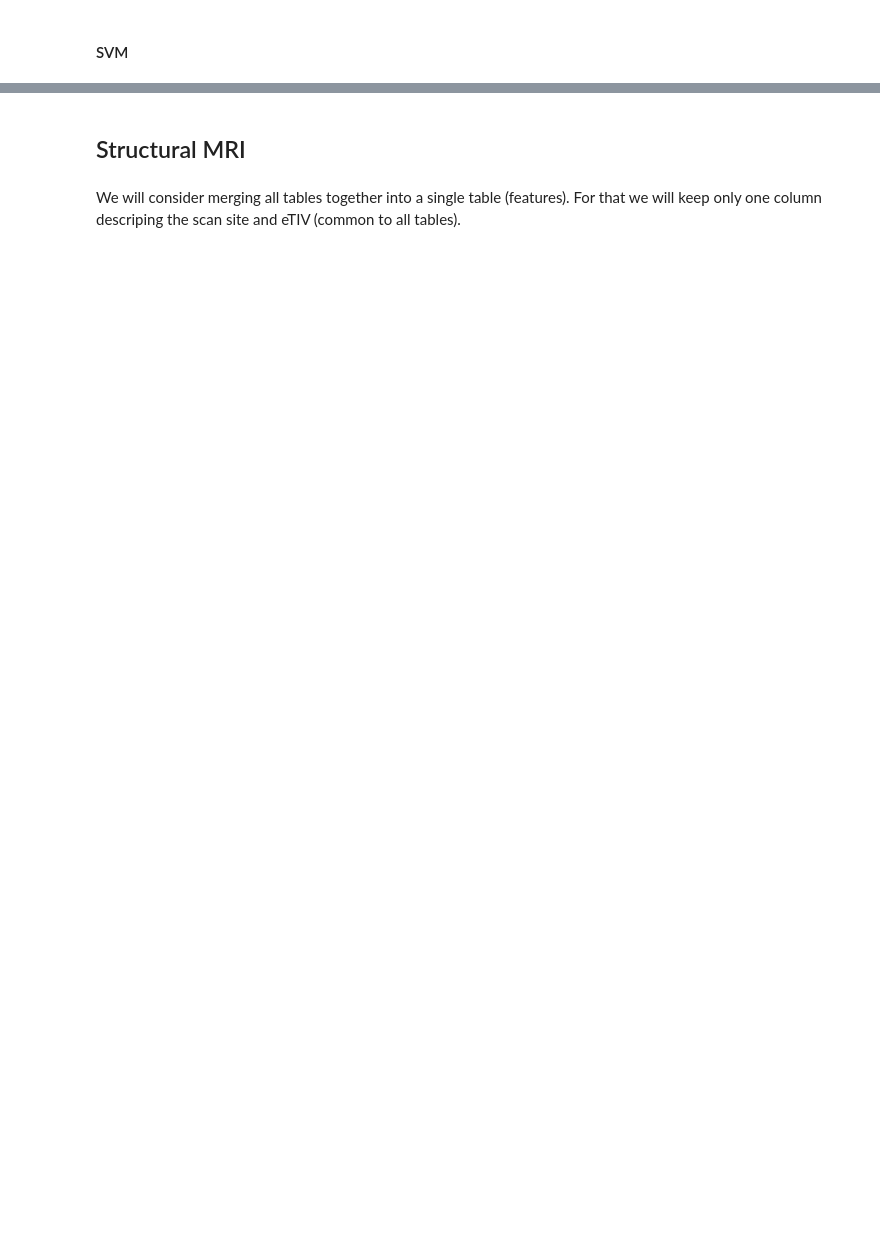
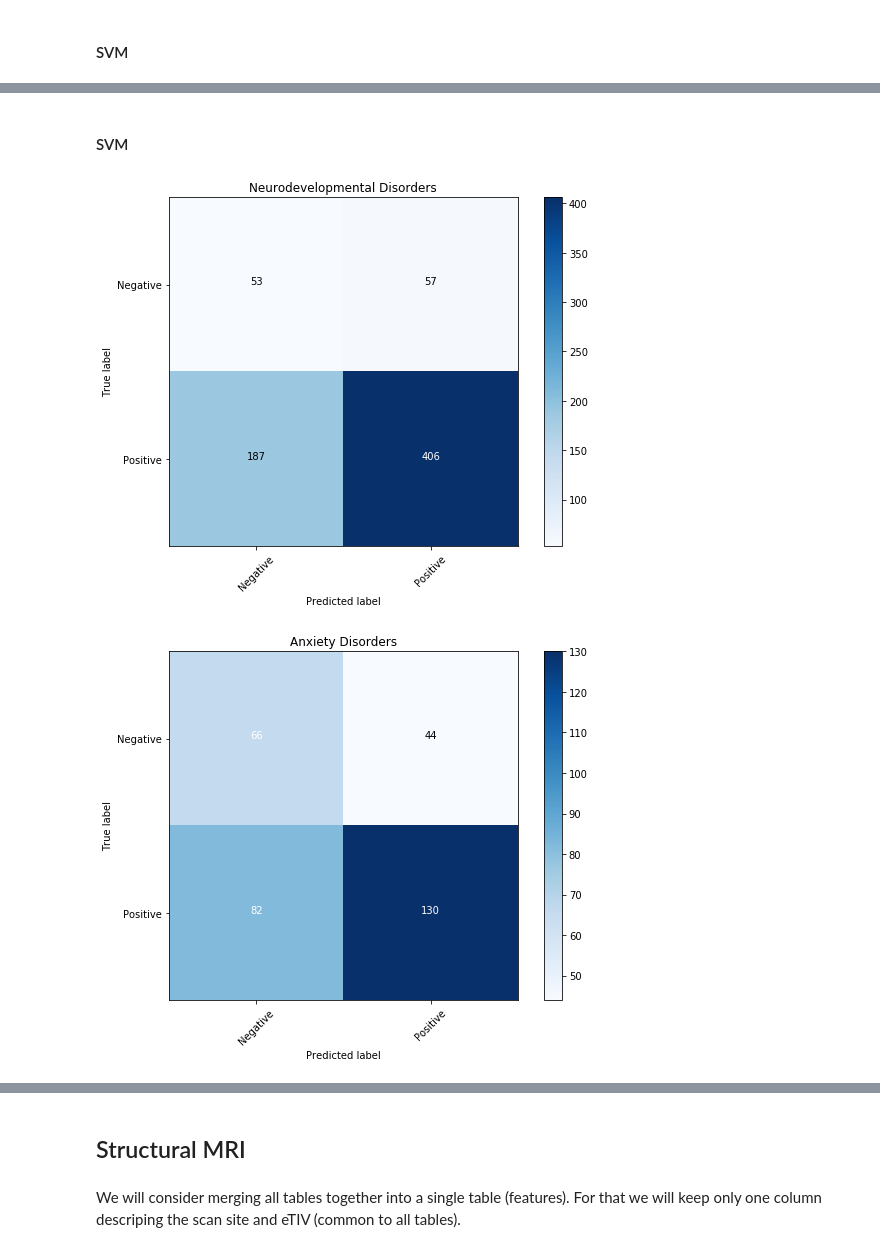
Before and after one commit to sanagno/psychiatry-mri-eeg, a Jupyter notebook: mri-experiments.ipynb, the cells around one changed output, grey strips where cells are left out. Drawn from its saved outputs; the diff is of its cells as text; code cells hidden in the pictures; blank space fills up the shorter version.

```diff
--- a/mri-experiments.ipynb
+++ b/mri-experiments.ipynb
@@ -321,0 +470,13 @@ accuracy 0.617 balanced_accuracy 0.705 precision 0.932 0.421 recall 0.500 0.909
+# %% [markdown]
+#### SVM
+# %%
+i = 0
+for disorder in most_common_disorders:
+    if disorder == 'No Diagnosis Given':
+        continue
+
+    plot_confusion_matrix(fa_tract_svm_conf[i], target_names=['Negative', 'Positive'], title=disorder)
+    i += 1
+# %% [output]
+[figure, added]
+[figure, added]
```
Also changed, not shown: parts of 22 cells of this notebook.
